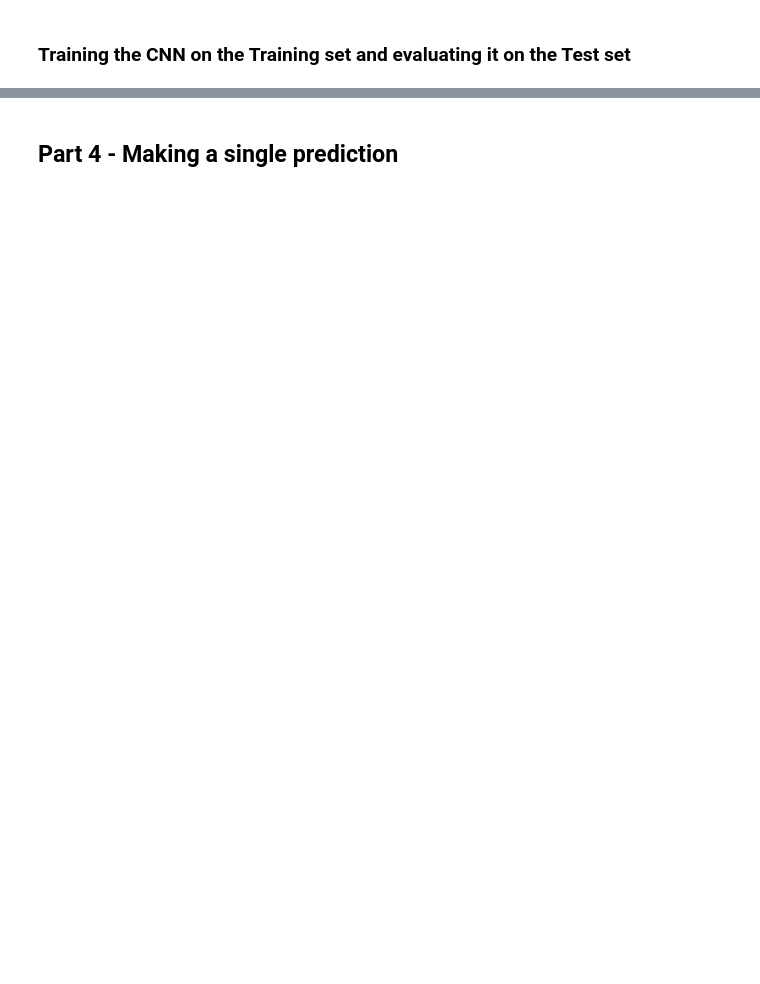
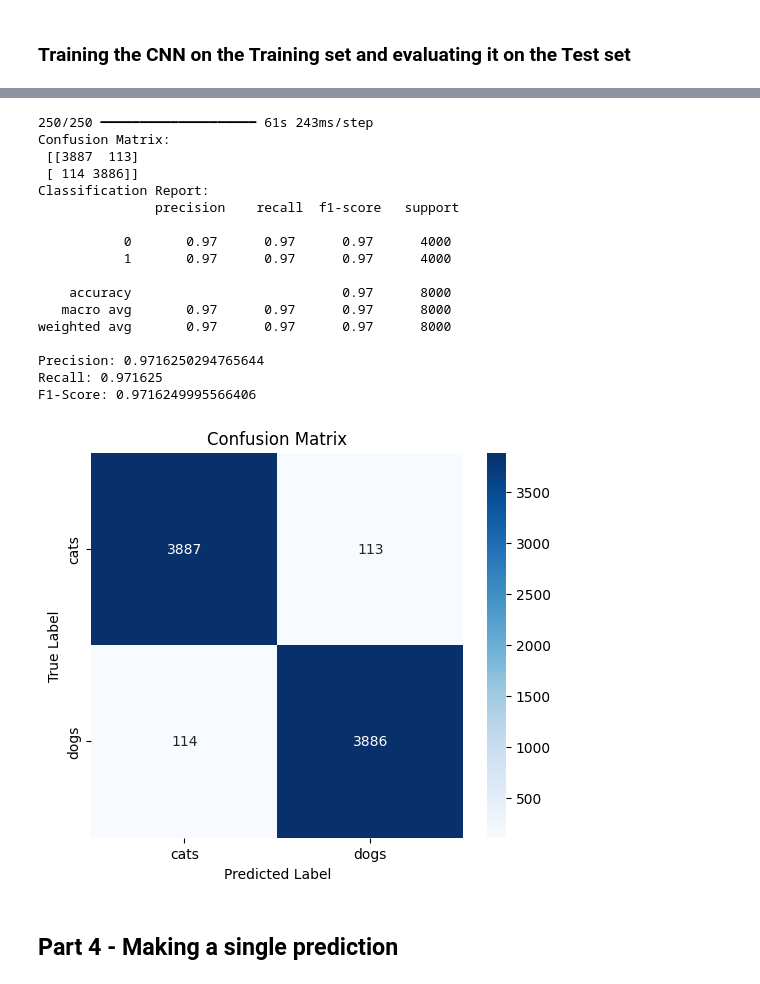
Before and after one commit to tahminasqa/image-classification-convolutional-neural-networks, a Jupyter notebook: CNN_for_Image_Classification_Tahmina.ipynb, the cells around one changed output, grey strips where cells are left out. Cells and saved outputs as stored; diff of their text form; code cells hidden in the pictures; blank space fills up the shorter version.

```diff
--- a/CNN_for_Image_Classification_Tahmina.ipynb
+++ b/CNN_for_Image_Classification_Tahmina.ipynb
@@ -157,2 +254,60 @@ Epoch 25/25
+# %%
+import numpy as np
+from sklearn.metrics import confusion_matrix, classification_report, precision_score, recall_score, f1_score
+import seaborn as sns
+import matplotlib.pyplot as plt
+
+# Step 1: Get the model's predictions (y_pred) on the test set
+y_pred_probs = model.predict(test_set, steps=int(np.ceil(test_set.samples / test_set.batch_size)), verbose=1)
+
+# Convert predicted probabilities to class labels (0 or 1)
+y_pred = (y_pred_probs > 0.5).astype(int)  # Convert probabilities to 0 or 1 based on threshold of 0.5
+
+# Ensure that y_true and y_pred have the same length (if necessary)
+y_true = test_set.classes  # True labels
+
+# Step 2: Confusion Matrix
+conf_matrix = confusion_matrix(y_true, y_pred)
+print("Confusion Matrix:\n", conf_matrix)
+
+# Step 3: Classification Report
+report = classification_report(y_true, y_pred)
+print("Classification Report:\n", report)
+
+# Step 4: Individual Metrics
+precision = precision_score(y_true, y_pred, average='weighted')
+recall = recall_score(y_true, y_pred, average='weighted')
+f1 = f1_score(y_true, y_pred, average='weighted')
+
+print(f"Precision: {precision}")
+print(f"Recall: {recall}")
+print(f"F1-Score: {f1}")
+
+# Step 5: Plot Confusion Matrix using Seaborn
+plt.figure(figsize=(6, 5))
+sns.heatmap(conf_matrix, annot=True, fmt='d', cmap='Blues', xticklabels=test_set.class_indices.keys(), yticklabels=test_set.class_indices.keys())
+plt.title('Confusion Matrix')
+plt.xlabel('Predicted Label')
+plt.ylabel('True Label')
+plt.show()
+# %% [output]
+250/250 ━━━━━━━━━━━━━━━━━━━━ 61s 243ms/step
+Confusion Matrix:
+ [[3887  113]
+ [ 114 3886]]
+Classification Report:
+               precision    recall  f1-score   support
+
+           0       0.97      0.97      0.97      4000
+           1       0.97      0.97      0.97      4000
+
+    accuracy                           0.97      8000
+   macro avg       0.97      0.97      0.97      8000
+weighted avg       0.97      0.97      0.97      8000
+
+Precision: 0.9716250294765644
+Recall: 0.971625
+F1-Score: 0.9716249995566406
+[figure, added]
 # %% [markdown]
 ## Part 4 - Making a single prediction
```
Also changed, not shown: parts of 24 cells of this notebook.
